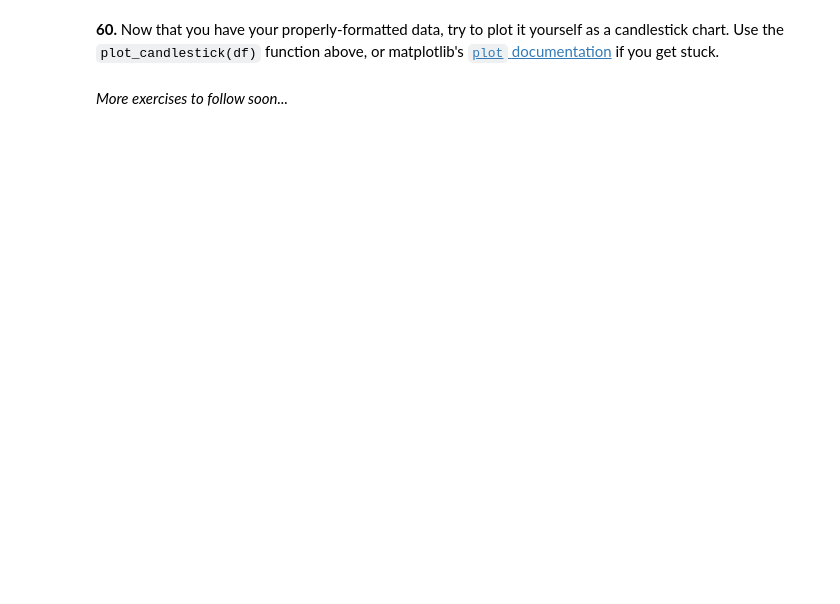
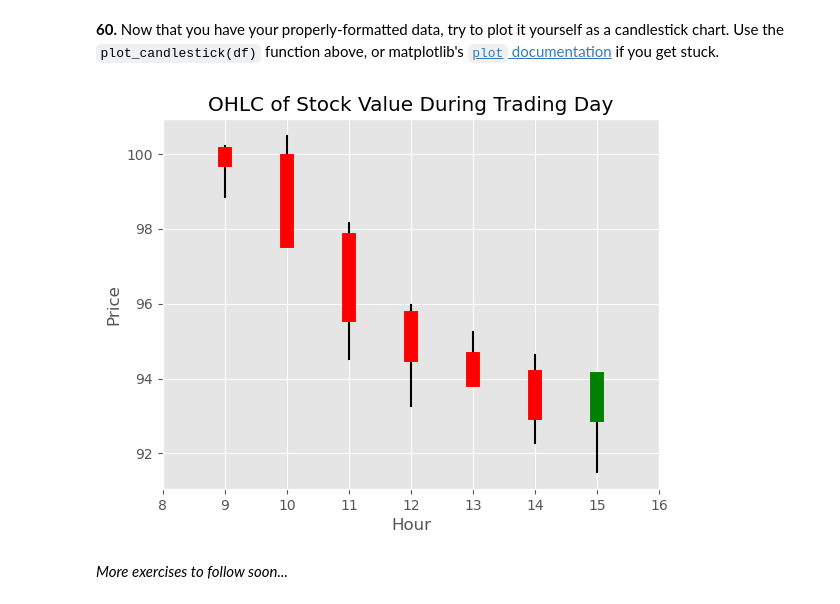
Before and after one commit to SamKur/The-Pandas-Puzzlebook, a Jupyter notebook: 100-pandas-puzzles-Susamay.ipynb, the cells around one changed output. Cells and saved outputs as stored; diff of their text form; code cells hidden in the pictures; blank space fills up the shorter version.

````diff
--- a/100-pandas-puzzles-Susamay.ipynb
+++ b/100-pandas-puzzles-Susamay.ipynb
@@ -856,4 +1540,18 @@ def plot_candlestick(agg):
 # %% [markdown]
 **60.** Now that you have your properly-formatted data, try to plot it yourself as a candlestick chart.  Use the ```plot_candlestick(df)``` function above, or matplotlib's [```plot``` documentation](https://matplotlib.org/api/_as_gen/matplotlib.axes.Axes.plot.html) if you get stuck.
+# %%
+df = day_stock_data()
+df = df.set_index("time")
+
+# hourly OHLC
+ohlc = df["price"].resample("1h").ohlc()
+
+# add color column
+ohlc["color"] = np.where(ohlc["close"] >= ohlc["open"], "green", "red")
+
+# plot
+plot_candlestick(ohlc)
+# %% [output]
+[figure, added]
 # %% [markdown]
 *More exercises to follow soon...*
````
Also changed, not shown: parts of 62 cells of this notebook, 1 other file.
